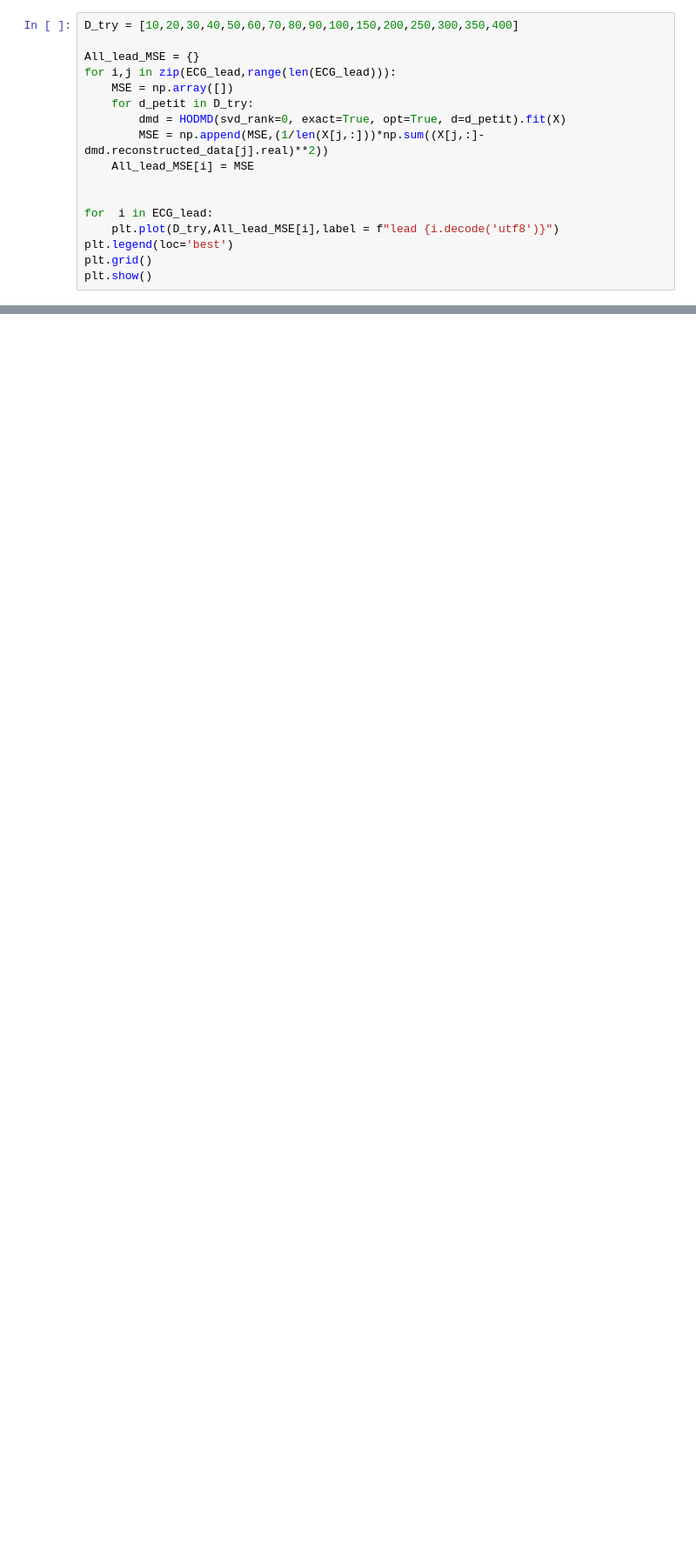
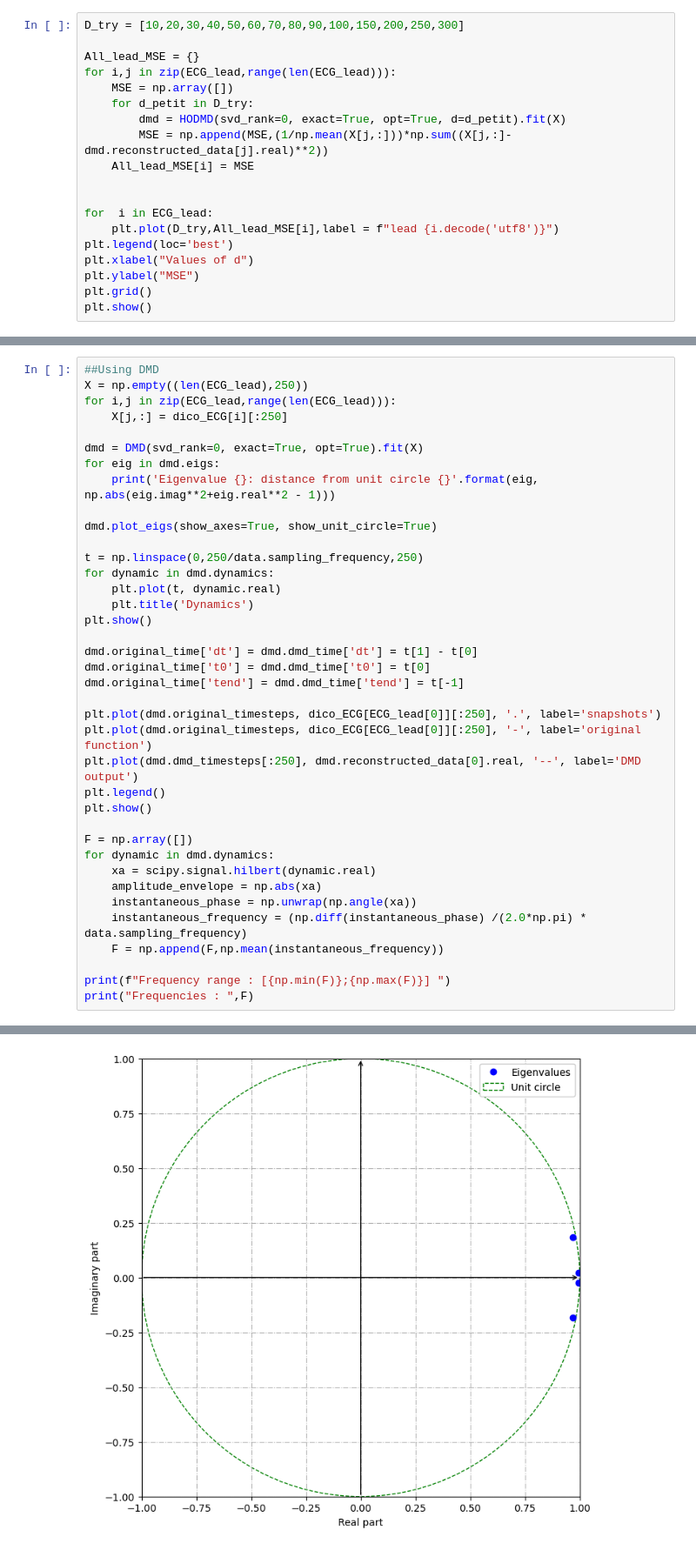
Before and after one commit to CBergerEPFL/maitrise, a Jupyter notebook: test_sample.ipynb, the cells around one changed output, grey strips where cells are left out. Shown at 87% size. Drawn from its saved outputs; the diff is of its cells as text; blank space fills up the shorter version.

```diff
--- a/test_sample.ipynb
+++ b/test_sample.ipynb
@@ -2072,18 +2091,20 @@ Frequencies :  [ 1.30943120e+02  1.30943120e+02  1.22930587e+02  1.22930587e+02
 # %%
-D_try = [10,20,30,40,50,60,70,80,90,100,150,200,250,300,350,400]
+D_try = [10,20,30,40,50,60,70,80,90,100,150,200,250,300]
 
 All_lead_MSE = {}
 for i,j in zip(ECG_lead,range(len(ECG_lead))):
     MSE = np.array([])
     for d_petit in D_try:
         dmd = HODMD(svd_rank=0, exact=True, opt=True, d=d_petit).fit(X)
-        MSE = np.append(MSE,(1/len(X[j,:]))*np.sum((X[j,:]-dmd.reconstructed_data[j].real)**2))
+        MSE = np.append(MSE,(1/np.mean(X[j,:]))*np.sum((X[j,:]-dmd.reconstructed_data[j].real)**2))
     All_lead_MSE[i] = MSE
 
 
 for  i in ECG_lead:
     plt.plot(D_try,All_lead_MSE[i],label = f"lead {i.decode('utf8')}")
 plt.legend(loc='best')
+plt.xlabel("Values of d")
+plt.ylabel("MSE")
 plt.grid()
 plt.show()
 # %% [output]
@@ -2096,0 +2112,39 @@ matrix, or regularization methods.
+# %%
+##Using DMD
+X = np.empty((len(ECG_lead),250))
+for i,j in zip(ECG_lead,range(len(ECG_lead))):
+    X[j,:] = dico_ECG[i][:250]
+
+dmd = DMD(svd_rank=0, exact=True, opt=True).fit(X)
+for eig in dmd.eigs:
+    print('Eigenvalue {}: distance from unit circle {}'.format(eig, np.abs(eig.imag**2+eig.real**2 - 1)))
+
+dmd.plot_eigs(show_axes=True, show_unit_circle=True)
+
+t = np.linspace(0,250/data.sampling_frequency,250)
+for dynamic in dmd.dynamics:
+    plt.plot(t, dynamic.real)
+    plt.title('Dynamics')
+plt.show()
+
+dmd.original_time['dt'] = dmd.dmd_time['dt'] = t[1] - t[0]
+dmd.original_time['t0'] = dmd.dmd_time['t0'] = t[0]
+dmd.original_time['tend'] = dmd.dmd_time['tend'] = t[-1]
+
+plt.plot(dmd.original_timesteps, dico_ECG[ECG_lead[0]][:250], '.', label='snapshots')
+plt.plot(dmd.original_timesteps, dico_ECG[ECG_lead[0]][:250], '-', label='original function')
+plt.plot(dmd.dmd_timesteps[:250], dmd.reconstructed_data[0].real, '--', label='DMD output')
+plt.legend()
+plt.show()
+
+F = np.array([])
+for dynamic in dmd.dynamics:
+    xa = scipy.signal.hilbert(dynamic.real)
+    amplitude_envelope = np.abs(xa)
+    instantaneous_phase = np.unwrap(np.angle(xa))
+    instantaneous_frequency = (np.diff(instantaneous_phase) /(2.0*np.pi) * data.sampling_frequency)
+    F = np.append(F,np.mean(instantaneous_frequency))
+
+print(f"Frequency range : [{np.min(F)};{np.max(F)}] ")
+print("Frequencies : ",F)
+# %% [output]
@@ -2096,0 +2155 @@ matrix, or regularization methods.
+[figure, added]
```
Also changed, not shown: parts of 7 cells of this notebook, 1 other file.
